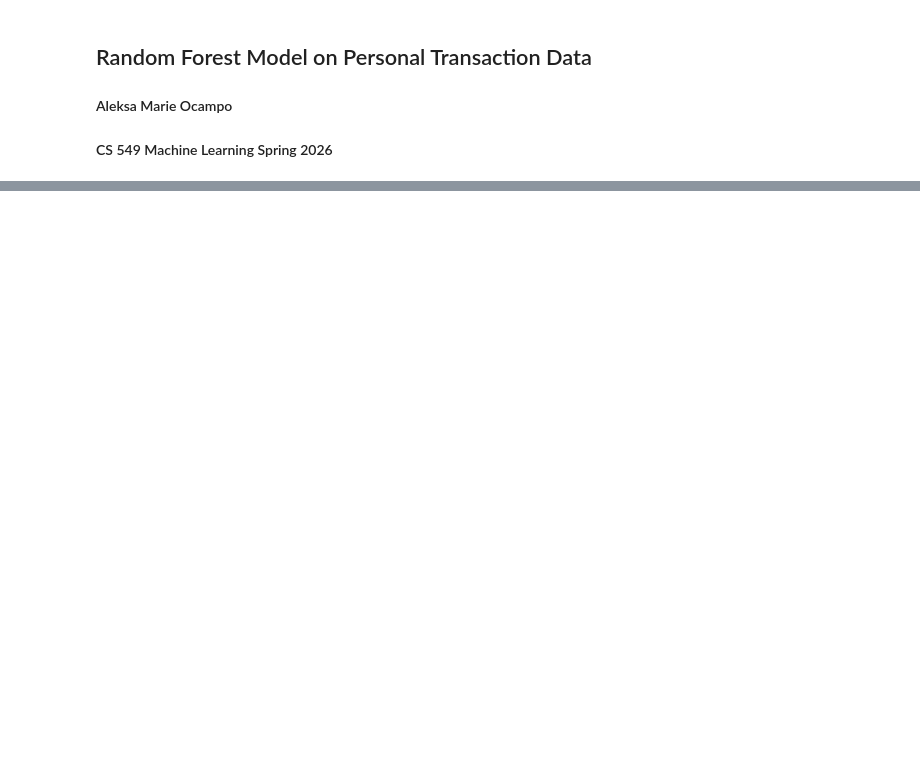
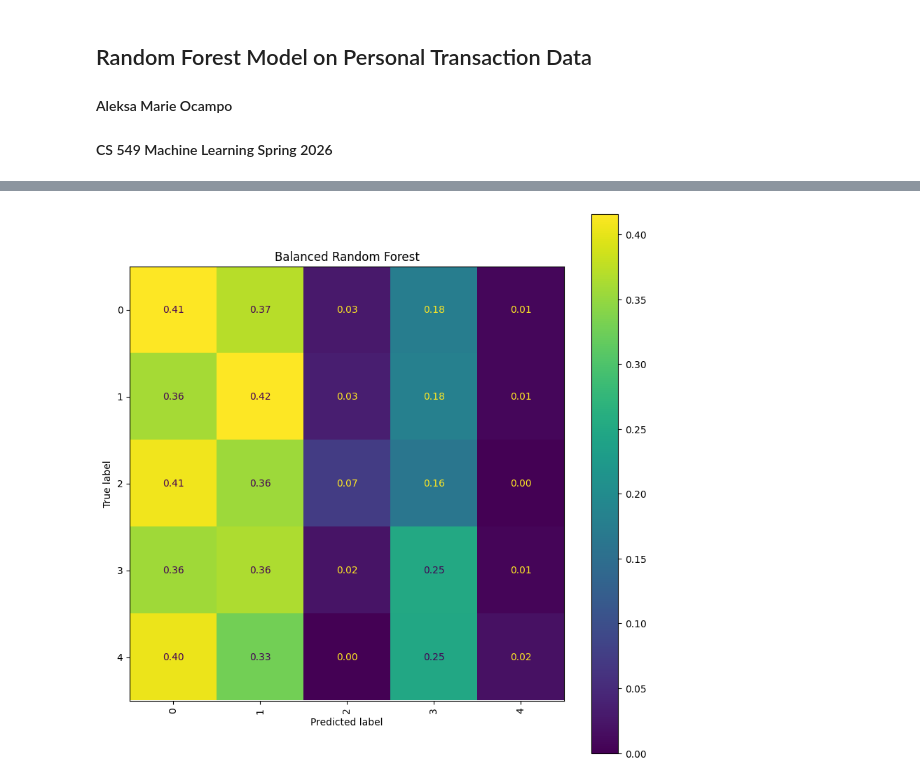
Before and after one commit to AngelaLee03/ProjectFinalReport, a Jupyter notebook: models/random_forest.ipynb, the cells around one changed output, grey strips where cells are left out. Drawn from its saved outputs; the diff is of its cells as text; code cells hidden in the pictures; blank space fills up the shorter version.

```diff
--- a/models/random_forest.ipynb
+++ b/models/random_forest.ipynb
@@ -164,0 +195,5 @@ plt.show()
+# %%
+best_bal_index = np.argmax(balanced_cv_f1)
+best_bal_depth = depth_values[best_bal_index]
+
+print("Best balanced depth:", best_bal_depth)
@@ -164,0 +204,13 @@ plt.show()
+# %%
+best_rf = RandomForestClassifier(
+    n_estimators=300,
+    max_depth=best_bal_depth,
+    class_weight="balanced",
+    random_state=42
+)
+
+best_rf.fit(X_train, y_train)
+y_pred_best = best_rf.predict(X_test)
+
+print("Balanced Tuned Accuracy:", accuracy_score(y_test, y_pred_best))
+print(classification_report(y_test, y_pred_best))
@@ -164,0 +230,12 @@ plt.show()
+# %%
+cm = confusion_matrix(y_test, y_pred_best, normalize='true')
+
+fig, ax = plt.subplots(figsize=(10, 10))
+disp = ConfusionMatrixDisplay(confusion_matrix=cm)
+disp.plot(ax=ax, values_format=".2f")
+
+plt.xticks(rotation=90)
+plt.title("Balanced Random Forest")
+plt.show()
+# %% [output]
+[figure, added]
```
Also changed, not shown: parts of 19 cells of this notebook.
